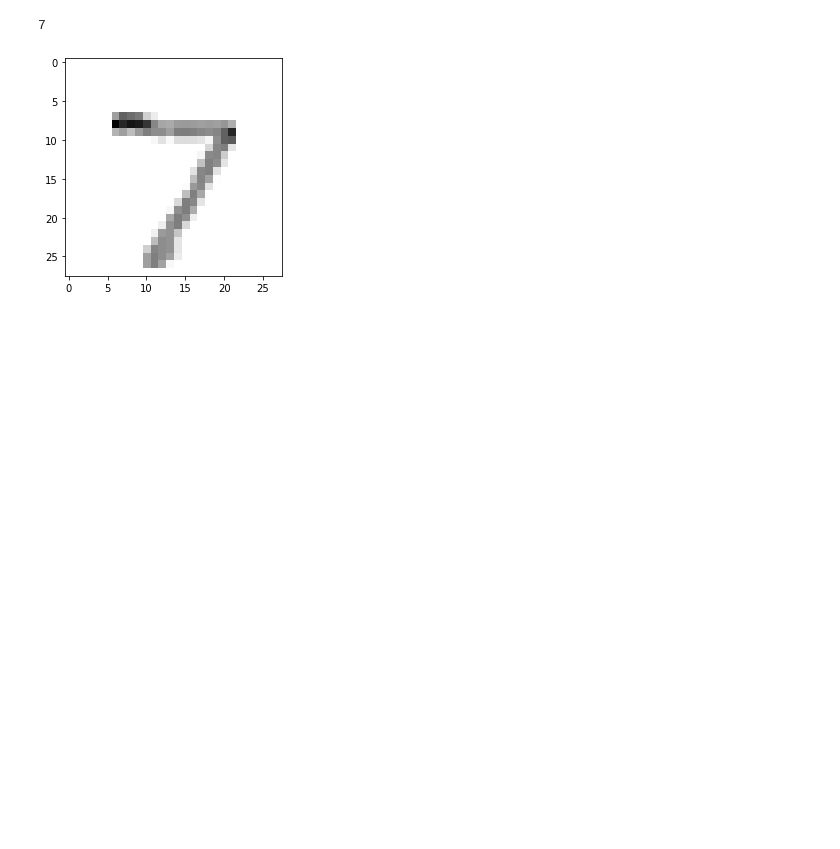
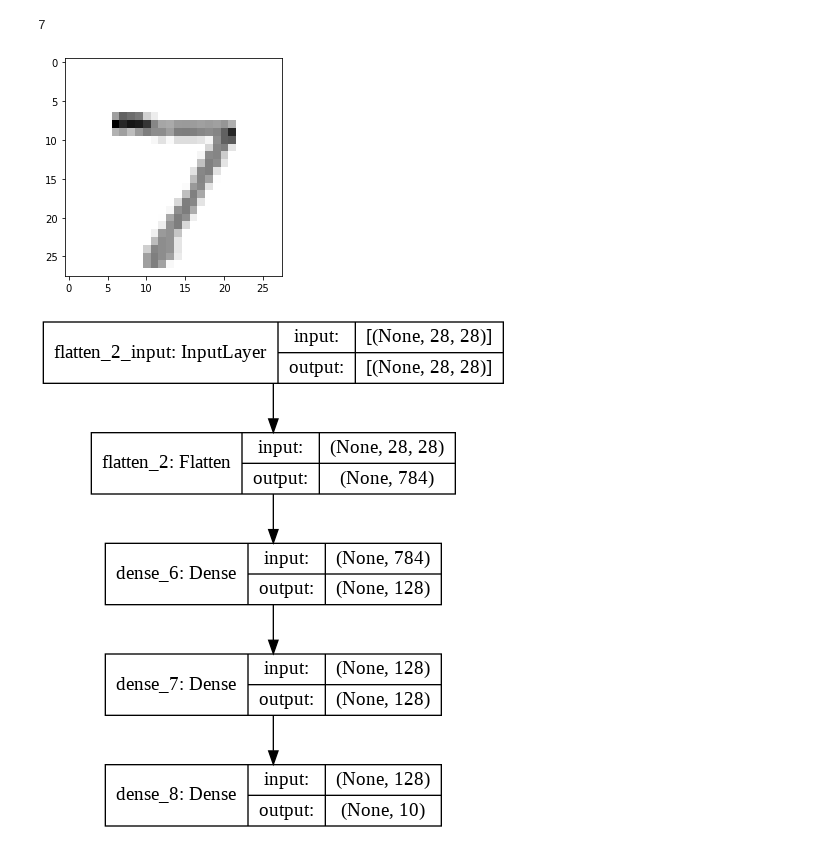
Before and after one commit to AhmedSSoliman/Handwritten-Digit-Recognition, a Jupyter notebook: Handwritten_Digit_Recognition.ipynb, the cells around one changed output. Drawn from its saved outputs; the diff is of its cells as text; code cells hidden in the pictures; blank space fills up the shorter version.

```diff
--- a/Handwritten_Digit_Recognition.ipynb
+++ b/Handwritten_Digit_Recognition.ipynb
@@ -64,3 +65,8 @@ plt.imshow(x_test[0],cmap=plt.cm.binary)
 plt.show()
 # %% [output]
 [figure]
+# %%
+from keras.utils import plot_model
+plot_model(new_model, show_shapes=True, show_layer_names=True)
+# %% [output]
+[figure, added]
```
Also changed, not shown: parts of 2 cells of this notebook.
